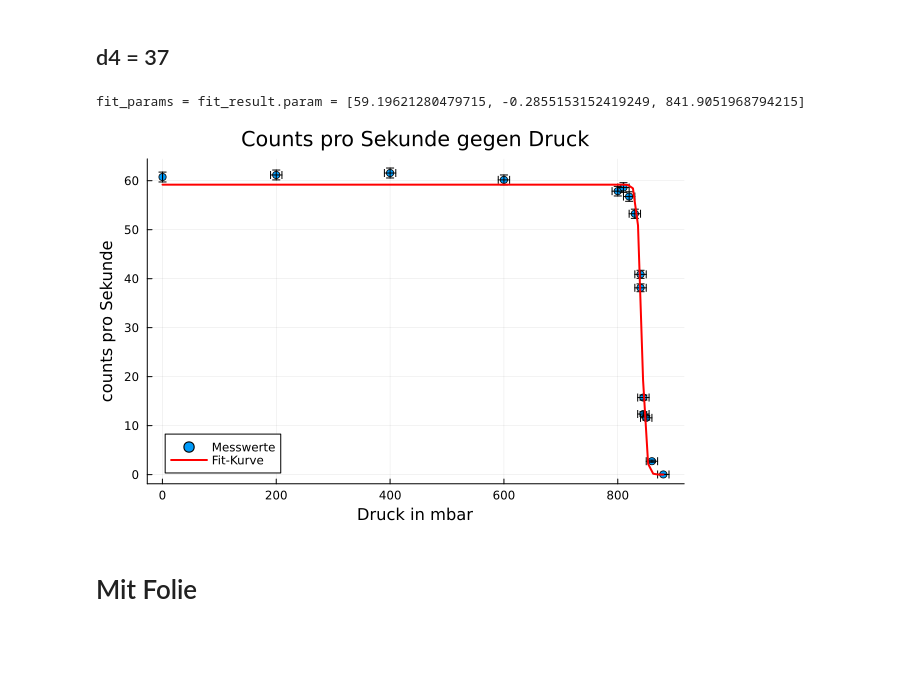
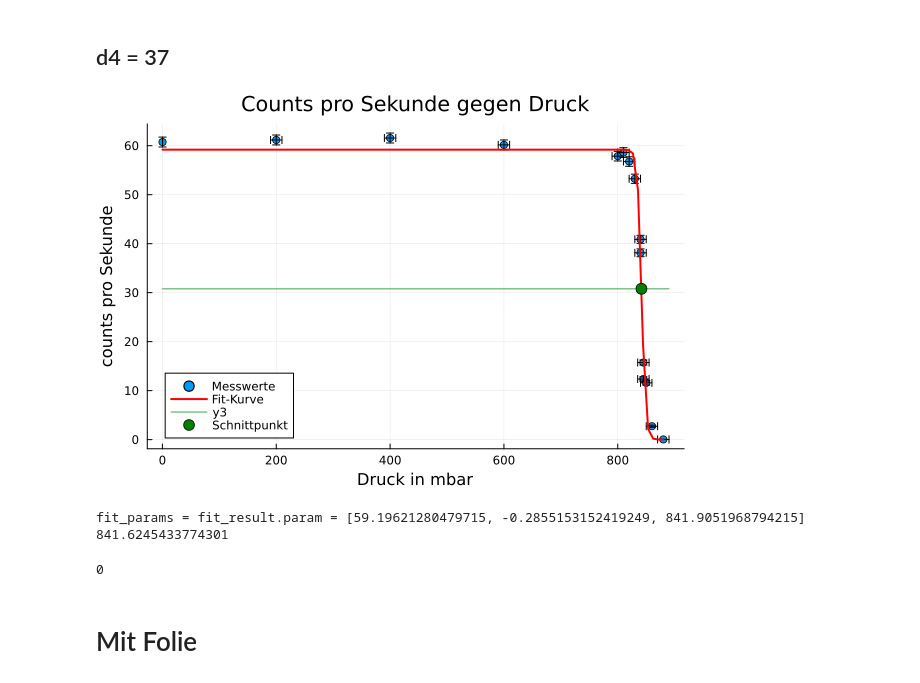
Before and after one commit to Baryonics/pb_ktp_3_3, a Jupyter notebook: code/reichweiten.ipynb, the cells around one changed output. Drawn from its saved outputs; the diff is of its cells as text; code cells hidden in the pictures; blank space fills up the shorter version.

```diff
--- a/code/reichweiten.ipynb
+++ b/code/reichweiten.ipynb
@@ -129,11 +45,13 @@ fit_params = fit_result.param = [67.39279451251656, -0.13119066620890743, 863.06
 # %%
 d_4 = 37      #Gewählter Abstand
 
 ### Plotte Messergebnisse
-plot_p_counts("../data/luft_ohne_folie/d4.csv", 850, d_4)
+p4 = plot_p_counts("d4.csv", 850, d_4)
 # %% [output]
+[figure, new version]
 fit_params = fit_result.param = [59.19621280479715, -0.2855153152419249, 841.9051968794215]
+841.6245433774301
-[figure, old version]
+0
 # %% [markdown]
 # Mit Folie
 # %% [markdown]
```
Also changed, not shown: parts of 8 cells of this notebook, 19 other files.
